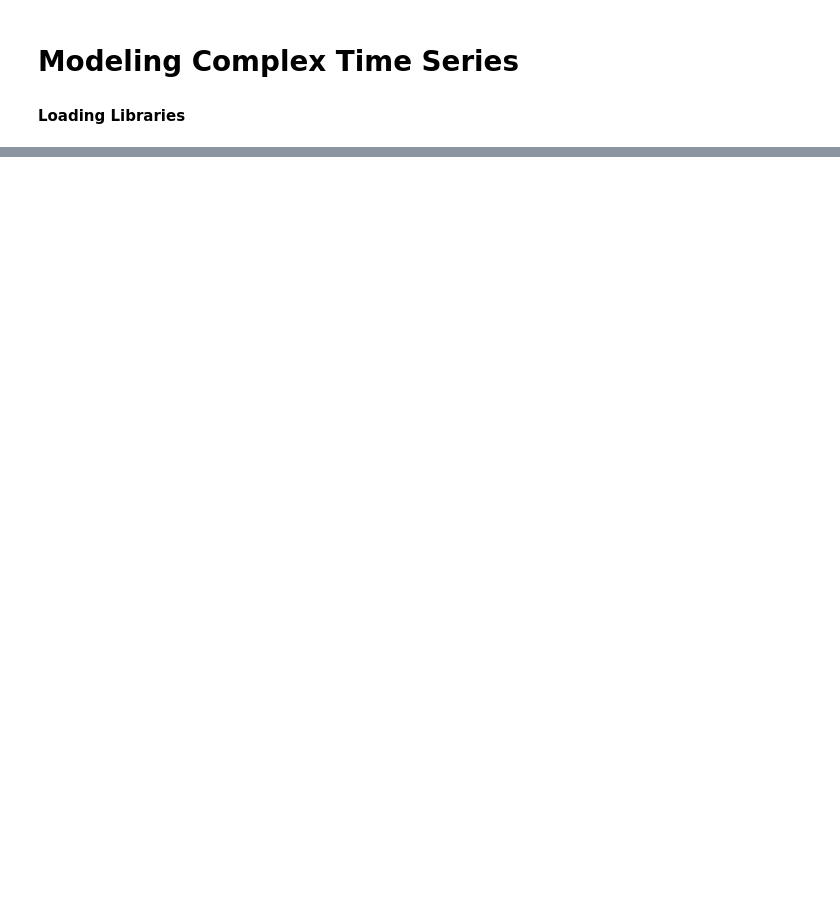
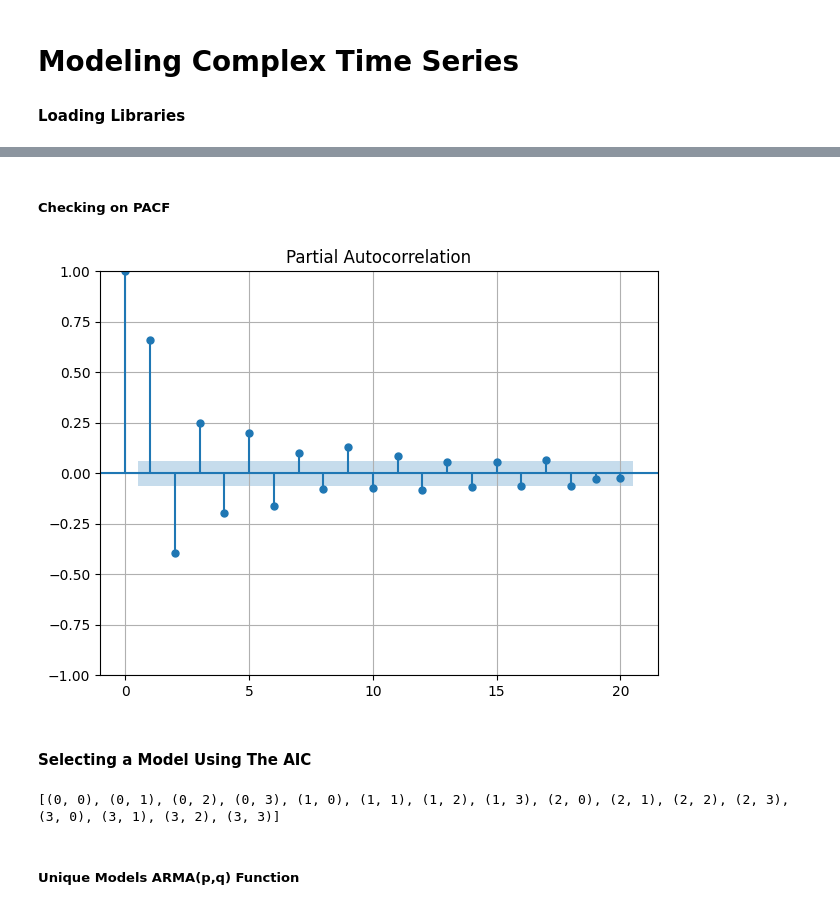
Before and after one commit to joakor89/Time_series_in_python, a Jupyter notebook: chap_6/model_complex_ts.ipynb, the cells around one changed output, grey strips where cells are left out. Drawn from its saved outputs; the diff is of its cells as text; code cells hidden in the pictures; blank space fills up the shorter version.

```diff
--- a/chap_6/model_complex_ts.ipynb
+++ b/chap_6/model_complex_ts.ipynb
@@ -32,0 +66,11 @@ warnings.filterwarnings('ignore')
+# %% [markdown]
+##### Checking on PACF
+# %%
+plot_pacf(ARMA_1_1, lags=20);
+
+plt.tight_layout()
+plt.grid(True)
+# %% [output]
+[figure, added]
+# %% [markdown]
+#### Selecting a Model Using The AIC
@@ -32,0 +81,8 @@ warnings.filterwarnings('ignore')
+# %%
+# Unique combination list
+order_list = list(product(ps, qs))
+print(order_list)
+# %% [output]
+[(0, 0), (0, 1), (0, 2), (0, 3), (1, 0), (1, 1), (1, 2), (1, 3), (2, 0), (2, 1), (2, 2), (2, 3), (3, 0), (3, 1), (3, 2), (3, 3)]
+# %% [markdown]
+##### Unique Models ARMA(p,q) Function
```
Also changed, not shown: parts of 14 cells of this notebook.
